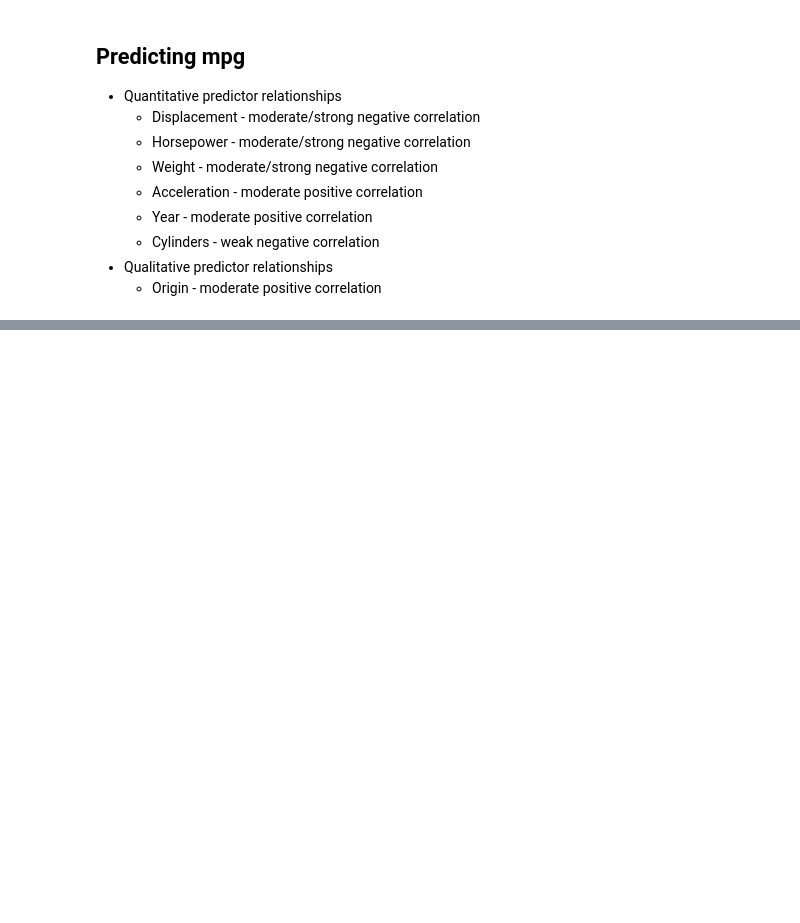
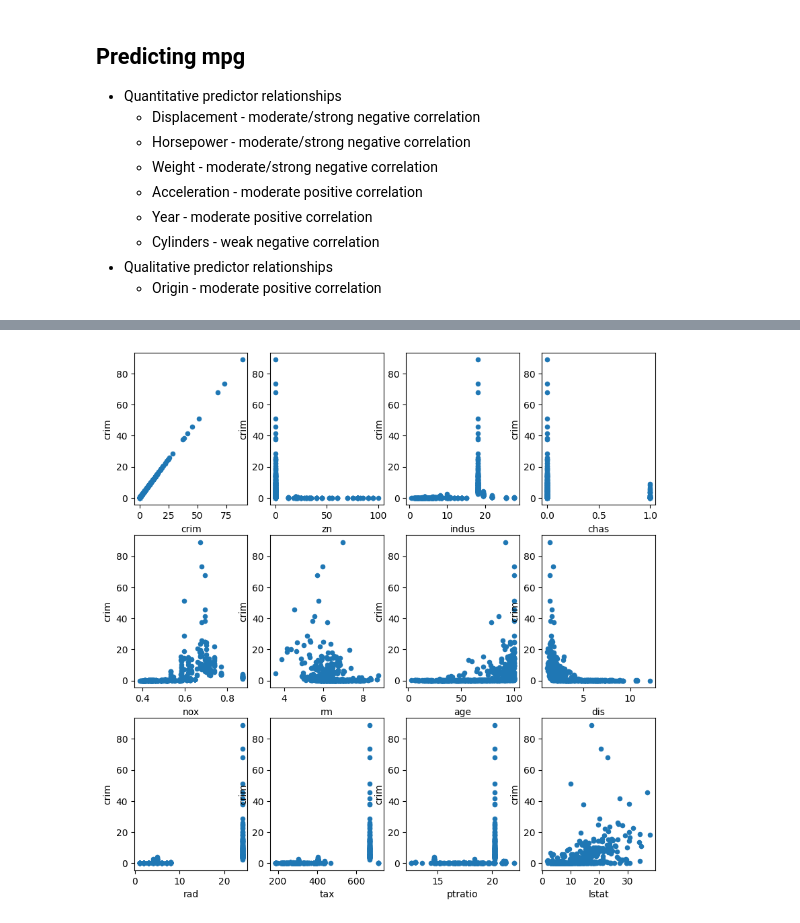
Before and after one commit to uggi121/ISLP_labs_applied, a Jupyter notebook: exercises_applied/Ch2.ipynb, the cells around one changed output, grey strips where cells are left out. Cells and saved outputs as stored; diff of their text form; code cells hidden in the pictures; blank space fills up the shorter version.

```diff
--- a/exercises_applied/Ch2.ipynb
+++ b/exercises_applied/Ch2.ipynb
@@ -148,0 +177,6 @@ pd.plotting.scatter_matrix(auto, figsize=(12,8));
+# %%
+fig, axs = plt.subplots(3, 4, figsize=(10,10))
+for ax, col in zip(axs.flatten(), boston.columns):
+    boston.plot.scatter(x=col, y='crim', ax=ax)
+# %% [output]
+[figure, added]
```
Also changed, not shown: parts of 4 cells of this notebook.
